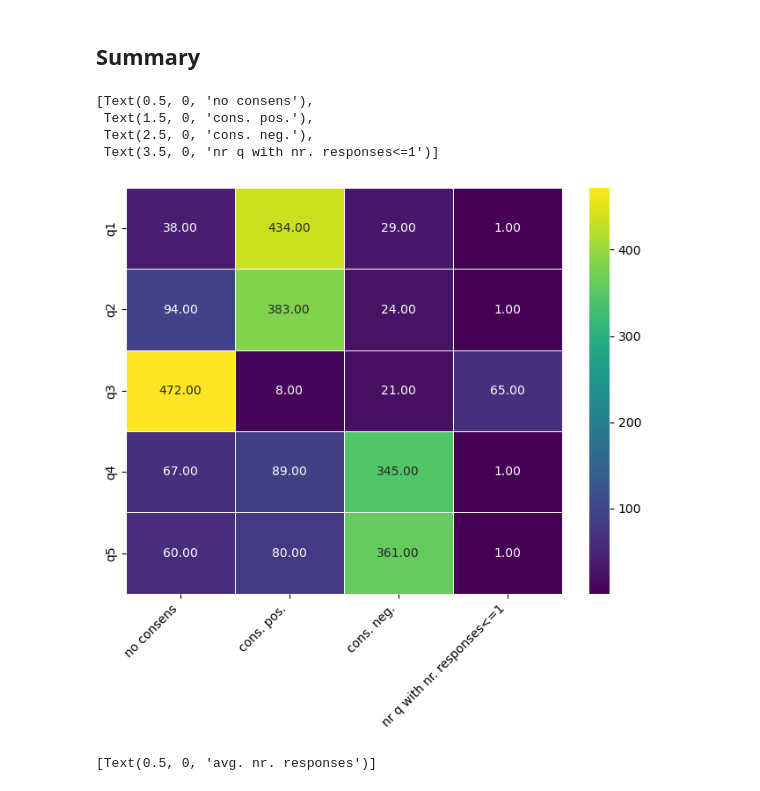
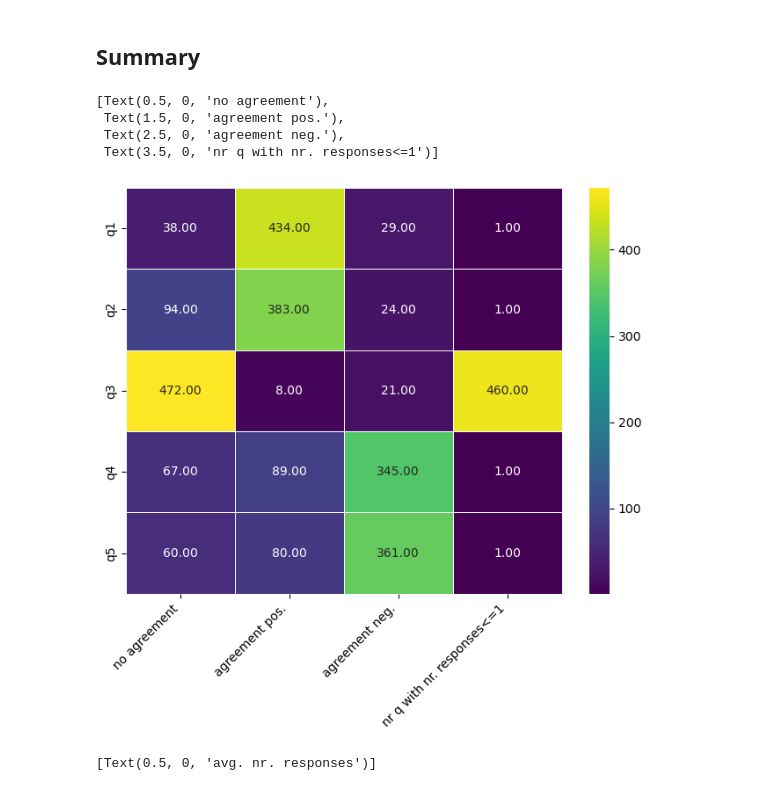
Before and after one commit to DavidSchimmel/statistical_ingredient_substitutions, a Jupyter notebook: survey_results_stats.ipynb, the cells around one changed output. Cells and saved outputs as stored; diff of their text form; code cells hidden in the pictures.

```diff
--- a/survey_results_stats.ipynb
+++ b/survey_results_stats.ipynb
@@ -48,7 +48,7 @@ def get_numbers_for_consensus(results, question):
         consensual_answers = result[1]["consensual_answers"][question]
 
         avg_number_of_responses += len(individual_answers)
-        if len(individual_answers) < 1:
+        if len(individual_answers) <= 1:
             fewer_than_2_responses += 1
 
         if len(individual_answers) > 0:
@@ -74,6 +74,41 @@ def get_numbers_for_consensus(results, question):
         avg_positive_to_negative_rate = avg_positive_to_negative_rate / avg_negative_to_positive_quotient
 
     return no_consensus, consensus_is_yes, conseneus_is_no, errors, avg_number_of_responses, fewer_than_2_responses, avg_positive_to_negative_rate
+
+def getFleissKappaSingleQ(results, question):
+
+    # formular kappa: (Ao - Ae) / (1 - Ae)
+
+    # formula observed agreement: Ao = 1/(i*c*(c-1) * sum_i(sum_k(n_ik * (n_ik - 1))))
+
+    A_o = 0
+
+    i = len([k for k, v in list(results.items()) if len(v["individual_responses"]) > 0])
+    for result in list(results.items()):
+        individual_answers = result[1]["individual_responses"][question]
+        c = len(individual_answers)
+        if c <= 0:
+            continue
+        q = i * c * (c - 1)
+        if q <= 0:
+            return 0
+
+        n_pos_labels = len([k for k in individual_answers if k == 1])
+        n_neg_labels = len([k for k in individual_answers if k == 0])
+        k_1 = n_pos_labels * (n_pos_labels - 1)
+        k_2 = n_neg_labels * (n_neg_labels - 1)
+        summand = (k_1 + k_2) / q
+        A_o += summand
+
+    # expected agreement: for binary response: 0.5 * 0.5 = 0.25 (for individual question)
+    A_e = 0.25
+
+    kappa = (A_o - A_e) / (1 - A_e)
+
+    return kappa
+
+def getFleissKappa(results):
+    pass
 # %% [markdown]
 ## Q1: Does the suggested substitution fit the recipe?
 # %%
@@ -227,23 +262,23 @@ nr of answers where consens was a specific ingredient: 262
 # %% [markdown]
 ## Summary
 # %%
-df_q_1_to_5 = pd.DataFrame([q1, q2, q3, q4, q5], index = ["q1", "q2", "q3", "q4", "q5"], columns = ["no consens", "cons. pos.", "cons. neg.", "errors", "avg. nr. responses", "nr q with nr. responses<=1", "avg. pos.-neg. rate"])
+df_q_1_to_5 = pd.DataFrame([q1, q2, q3, q4, q5], index = ["q1", "q2", "q3", "q4", "q5"], columns = ["no agreement", "agreement pos.", "agreement neg.", "errors", "avg. nr. responses", "nr q with nr. responses<=1", "avg. pos-neg. rate"])
 # print(df_q_1_to_5.head(2))
 # print(df_q_1_to_5.shape)
 
 df_q_1_to_5_a = df_q_1_to_5.iloc[:, [0,1,2,5]]
 df_q_1_to_5_b = df_q_1_to_5.iloc[:, [4]]
 df_q_1_to_5_c = df_q_1_to_5.iloc[:, [6]]
 
 plt.figure(figsize=(8, 6))
 heatmap = sns.heatmap(df_q_1_to_5_a, cmap='viridis', annot=True, fmt='.2f', linewidths=.5)
 heatmap.set_xticklabels(heatmap.get_xticklabels(), rotation=45, ha='right')
 # %% [output]
-[Text(0.5, 0, 'no consens'),
- Text(1.5, 0, 'cons. pos.'),
- Text(2.5, 0, 'cons. neg.'),
+[Text(0.5, 0, 'no agreement'),
+ Text(1.5, 0, 'agreement pos.'),
+ Text(2.5, 0, 'agreement neg.'),
  Text(3.5, 0, 'nr q with nr. responses<=1')]
-[figure, old version]
+[figure, new version]
 # %%
 plt.figure(figsize=(2, 6))
 heatmap = sns.heatmap(df_q_1_to_5_b, cmap='viridis', annot=True, fmt='.2f', linewidths=.5)
```
Also changed, not shown: parts of 8 cells of this notebook.
